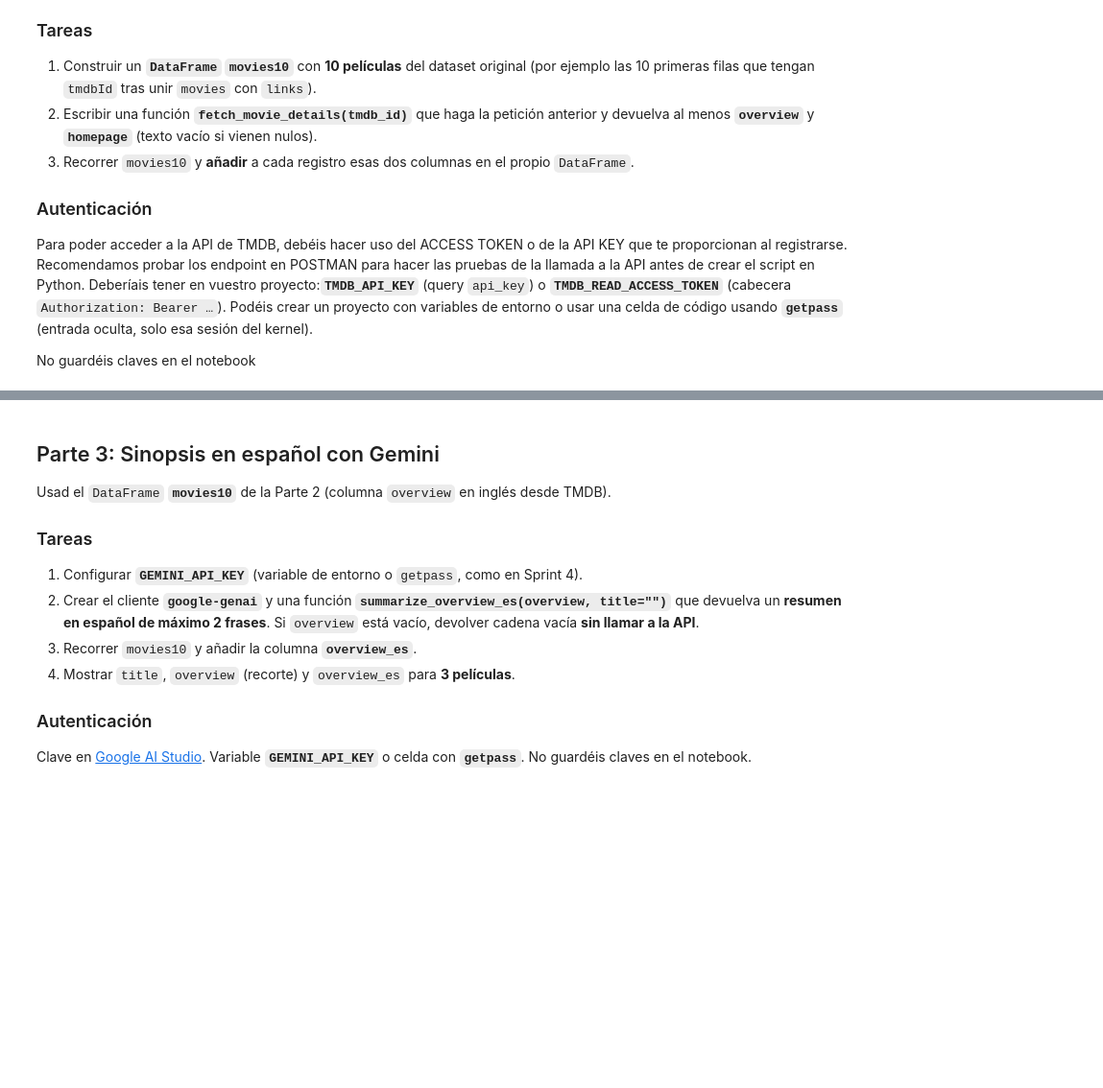
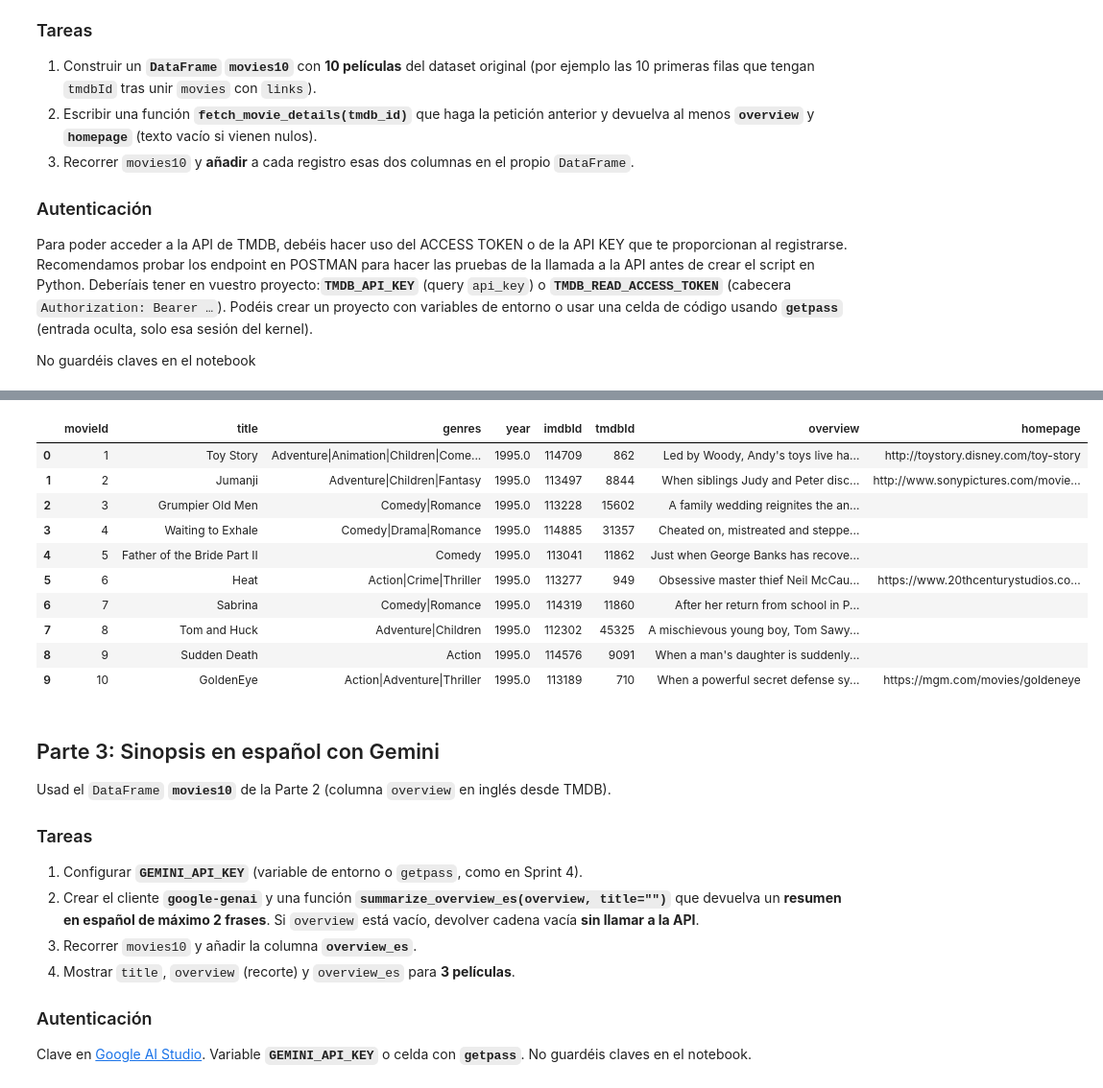
Before and after one commit to dcruzpuri/team_challenge_pelis, a Jupyter notebook: notebooks/Team_Challenge_sprint03_04.ipynb, the cells around one changed output, grey strips where cells are left out. Shown at 96% size. Cells and saved outputs as stored; diff of their text form; code cells hidden in the pictures; blank space fills up the shorter version.

Commit message:
feat(tmdb): parte 2 completa - movies10 con overview y homepage

```diff
--- a/notebooks/Team_Challenge_sprint03_04.ipynb
+++ b/notebooks/Team_Challenge_sprint03_04.ipynb
@@ -661,3 +661,27 @@ No guardéis claves en el notebook
 # %%
 # --- Parte 2: TMDB GET /movie/{id} → overview y homepage  ---
 # Requiere: `movies` y `links` cargados. pip install requests
+
+import requests
+import os
+from dotenv import load_dotenv
+
+load_dotenv()
+TMDB_API_KEY = os.getenv("TMDB_API_KEY")
+
+
+def fetch_movie_details(tmdb_id):
+    url = f"https://api.themoviedb.org/3/movie/{tmdb_id}"
+    params = {"api_key": TMDB_API_KEY}
+    response = requests.get(url, params=params)
+    data = response.json()
+
+    overview = data.get("overview", "") or ""
+    homepage = data.get("homepage", "") or ""
+
+    return {"overview": overview, "homepage": homepage}
+# %%
+movies_links = pd.merge(movies, links, on="movieId", how="inner")
+movies10 = movies_links.dropna(subset=["tmdbId"]).head(10).copy()
+movies10["tmdbId"] = movies10["tmdbId"].astype(int)
+movies10
@@ -664,3 +700,28 @@ No guardéis claves en el notebook
+# %%
+overviews = []
+homepages = []
+
+for tmdb_id in movies10["tmdbId"]:
+    details = fetch_movie_details(tmdb_id)
+    overviews.append(details["overview"])
+    homepages.append(details["homepage"])
+
+movies10["overview"] = overviews
+movies10["homepage"] = homepages
+
+movies10
+# %% [output]
+|  | movieId | title | genres | year | imdbId | tmdbId | overview | homepage |
+| 0 | 1 | Toy Story | Adventure|Animation|Children|Come... | 1995.0 | 114709 | 862 | Led by Woody, Andy's toys live ha... | http://toystory.disney.com/toy-story |
+| 1 | 2 | Jumanji | Adventure|Children|Fantasy | 1995.0 | 113497 | 8844 | When siblings Judy and Peter disc... | http://www.sonypictures.com/movie... |
+| 2 | 3 | Grumpier Old Men | Comedy|Romance | 1995.0 | 113228 | 15602 | A family wedding reignites the an... |  |
+| 3 | 4 | Waiting to Exhale | Comedy|Drama|Romance | 1995.0 | 114885 | 31357 | Cheated on, mistreated and steppe... |  |
+| 4 | 5 | Father of the Bride Part II | Comedy | 1995.0 | 113041 | 11862 | Just when George Banks has recove... |  |
+| 5 | 6 | Heat | Action|Crime|Thriller | 1995.0 | 113277 | 949 | Obsessive master thief Neil McCau... | https://www.20thcenturystudios.co... |
+| 6 | 7 | Sabrina | Comedy|Romance | 1995.0 | 114319 | 11860 | After her return from school in P... |  |
+| 7 | 8 | Tom and Huck | Adventure|Children | 1995.0 | 112302 | 45325 | A mischievous young boy, Tom Sawy... |  |
+| 8 | 9 | Sudden Death | Action | 1995.0 | 114576 | 9091 | When a man's daughter is suddenly... |  |
+| 9 | 10 | GoldenEye | Action|Adventure|Thriller | 1995.0 | 113189 | 710 | When a powerful secret defense sy... | https://mgm.com/movies/goldeneye |
 # %% [markdown]
 ## Parte 3: Sinopsis en español con Gemini
 
```
Also changed, not shown: parts of 1 cell of this notebook.
